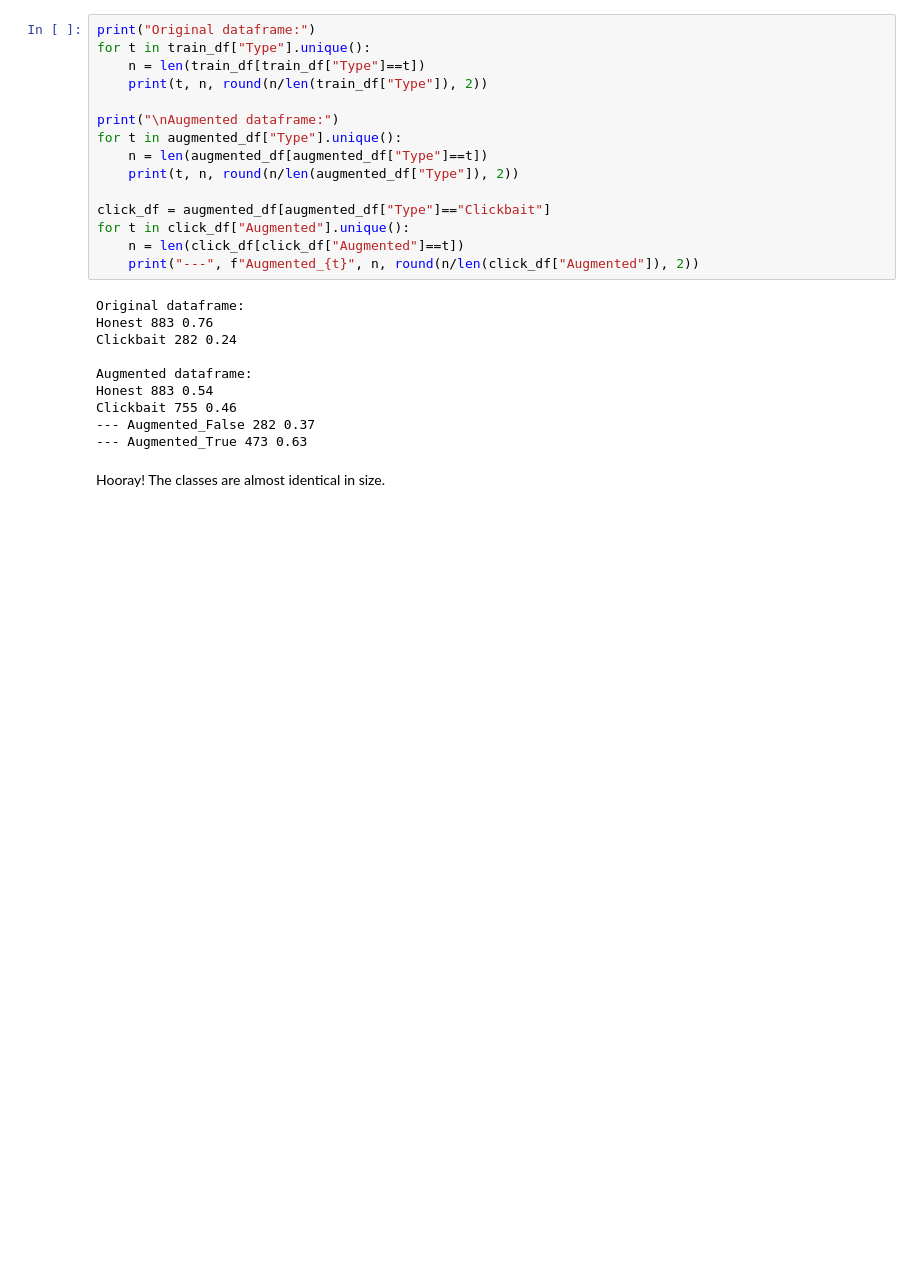
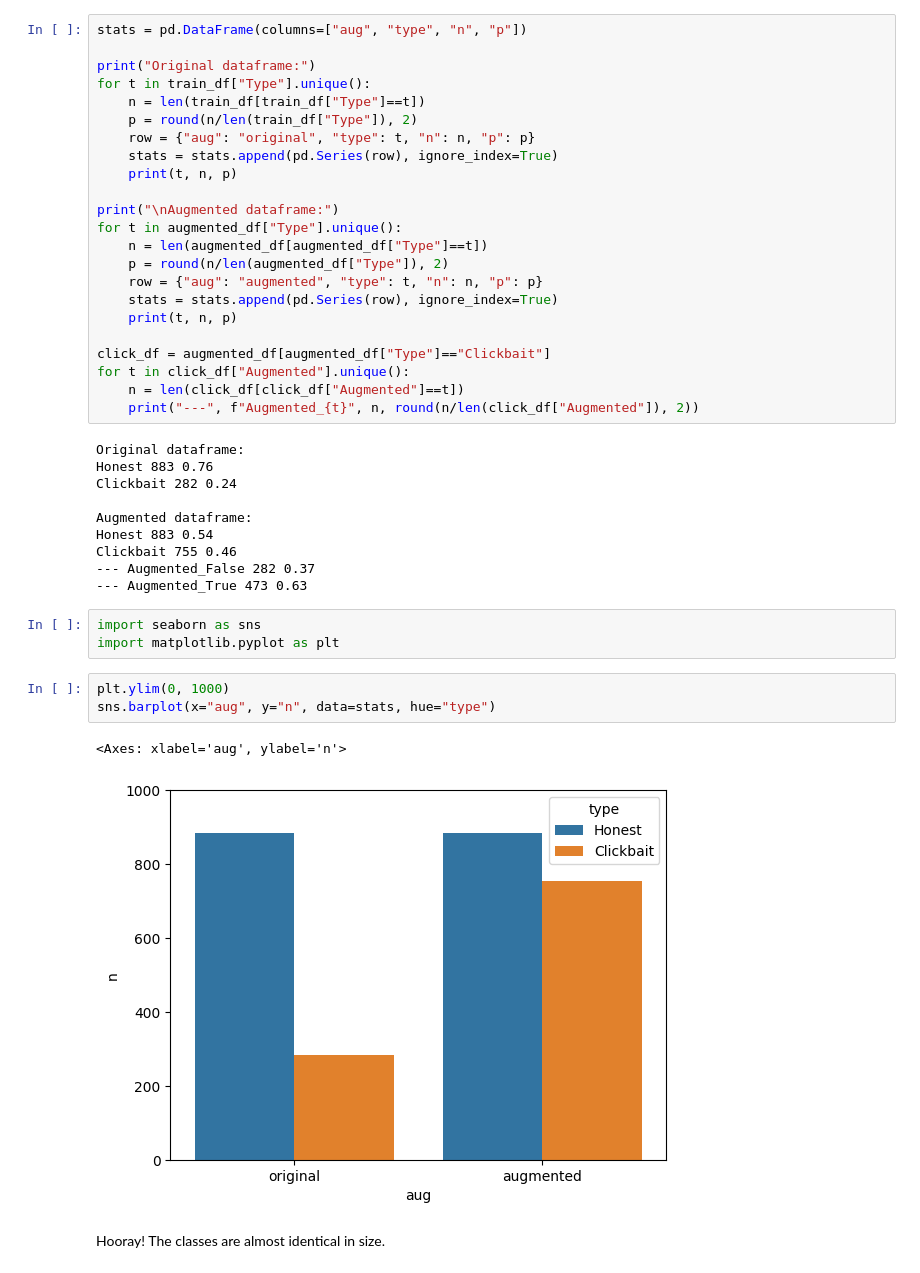
Before and after one commit to BunnyNoBugs/hse-headlines-project, a Jupyter notebook: data_augmentation.ipynb, the cells around one changed output. Cells and saved outputs as stored; diff of their text form; blank space fills up the shorter version.

Commit message:
added a bar plot

```diff
--- a/data_augmentation.ipynb
+++ b/data_augmentation.ipynb
@@ -236,15 +236,23 @@ augmented_df
 # %% [markdown]
 Let's see how the proportion of classes has changed.
 # %%
+stats = pd.DataFrame(columns=["aug", "type", "n", "p"])
+
 print("Original dataframe:")
 for t in train_df["Type"].unique():
     n = len(train_df[train_df["Type"]==t])
-    print(t, n, round(n/len(train_df["Type"]), 2))
+    p = round(n/len(train_df["Type"]), 2)
+    row = {"aug": "original", "type": t, "n": n, "p": p}
+    stats = stats.append(pd.Series(row), ignore_index=True)
+    print(t, n, p)
 
 print("\nAugmented dataframe:")
 for t in augmented_df["Type"].unique():
     n = len(augmented_df[augmented_df["Type"]==t])
-    print(t, n, round(n/len(augmented_df["Type"]), 2))
+    p = round(n/len(augmented_df["Type"]), 2)
+    row = {"aug": "augmented", "type": t, "n": n, "p": p}
+    stats = stats.append(pd.Series(row), ignore_index=True)
+    print(t, n, p)
 
 click_df = augmented_df[augmented_df["Type"]=="Clickbait"]
 for t in click_df["Augmented"].unique():
@@ -260,6 +268,15 @@ Honest 883 0.54
 Clickbait 755 0.46
 --- Augmented_False 282 0.37
 --- Augmented_True 473 0.63
+# %%
+import seaborn as sns
+import matplotlib.pyplot as plt
+# %%
+plt.ylim(0, 1000)
+sns.barplot(x="aug", y="n", data=stats, hue="type")
+# %% [output]
+<Axes: xlabel='aug', ylabel='n'>
+[figure, added]
 # %% [markdown]
 Hooray! The classes are almost identical in size.
 # %%
```
